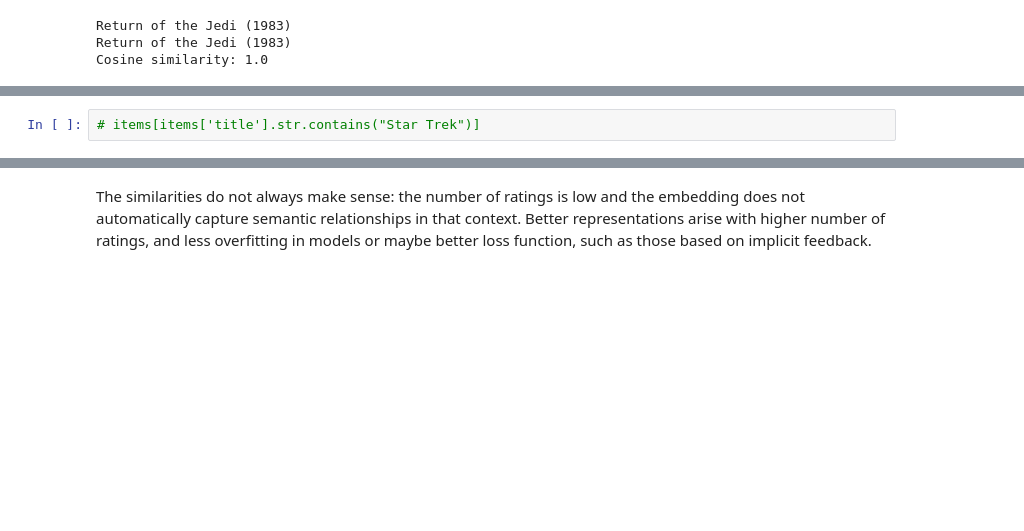
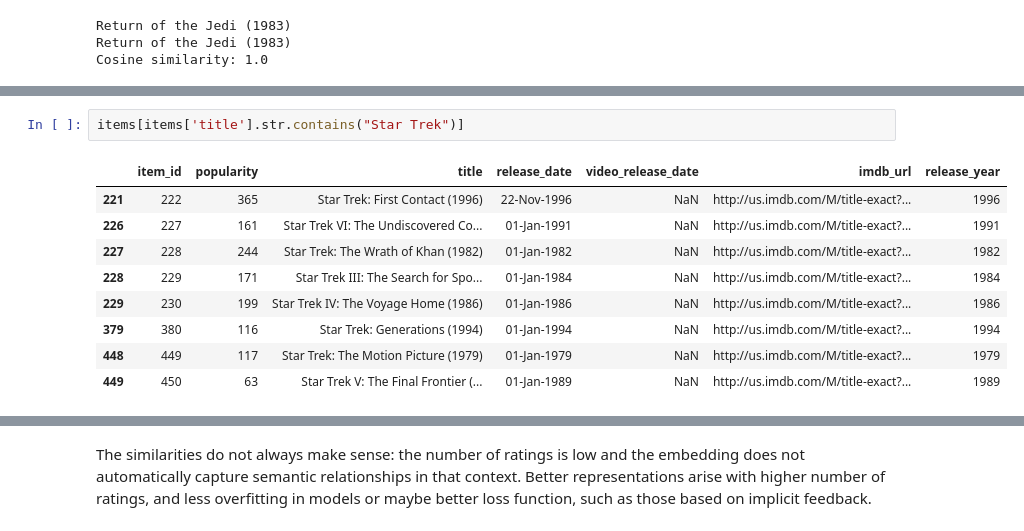
Before and after one commit to hrialan/AppliedDeepLearning_M2DataScience, a Jupyter notebook: labs/03_neural_recsys/Explicit_Feedback_Neural_Recommender_System.ipynb, the cells around one changed output, grey strips where cells are left out. Saved outputs shown, nothing was run; the diff lists cells and outputs as text; blank space fills up the shorter version.

```diff
--- a/labs/03_neural_recsys/Explicit_Feedback_Neural_Recommender_System.ipynb
+++ b/labs/03_neural_recsys/Explicit_Feedback_Neural_Recommender_System.ipynb
@@ -502,4 +547,14 @@ most_similar(50, item_embeddings, indexed_items["title"], top_n=10)
 # %%
-# items[items['title'].str.contains("Star Trek")]
+items[items['title'].str.contains("Star Trek")]
+# %% [output]
+|  | item_id | popularity | title | release_date | video_release_date | imdb_url | release_year |
+| 221 | 222 | 365 | Star Trek: First Contact (1996) | 22-Nov-1996 | NaN | http://us.imdb.com/M/title-exact?... | 1996 |
+| 226 | 227 | 161 | Star Trek VI: The Undiscovered Co... | 01-Jan-1991 | NaN | http://us.imdb.com/M/title-exact?... | 1991 |
+| 227 | 228 | 244 | Star Trek: The Wrath of Khan (1982) | 01-Jan-1982 | NaN | http://us.imdb.com/M/title-exact?... | 1982 |
+| 228 | 229 | 171 | Star Trek III: The Search for Spo... | 01-Jan-1984 | NaN | http://us.imdb.com/M/title-exact?... | 1984 |
+| 229 | 230 | 199 | Star Trek IV: The Voyage Home (1986) | 01-Jan-1986 | NaN | http://us.imdb.com/M/title-exact?... | 1986 |
+| 379 | 380 | 116 | Star Trek: Generations (1994) | 01-Jan-1994 | NaN | http://us.imdb.com/M/title-exact?... | 1994 |
+| 448 | 449 | 117 | Star Trek: The Motion Picture (1979) | 01-Jan-1979 | NaN | http://us.imdb.com/M/title-exact?... | 1979 |
+| 449 | 450 | 63 | Star Trek V: The Final Frontier (... | 01-Jan-1989 | NaN | http://us.imdb.com/M/title-exact?... | 1989 |
 # %%
 most_similar(227, item_embeddings, indexed_items["title"], top_n=10)
```
Also changed, not shown: parts of 36 cells of this notebook.
